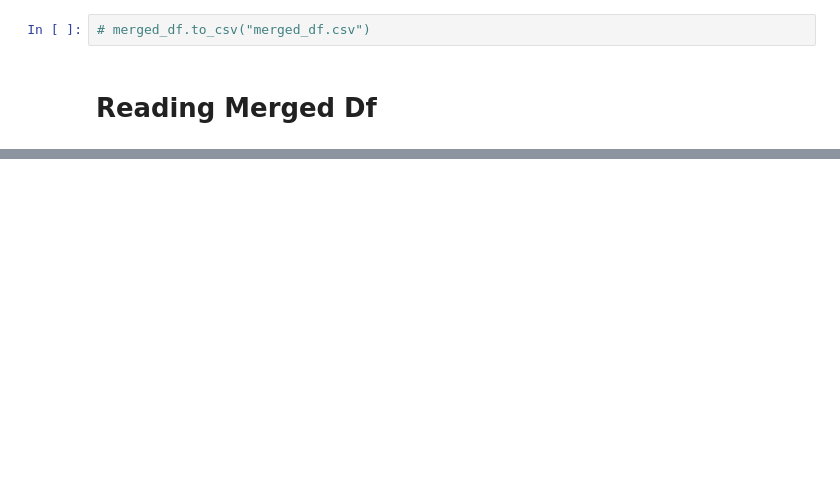
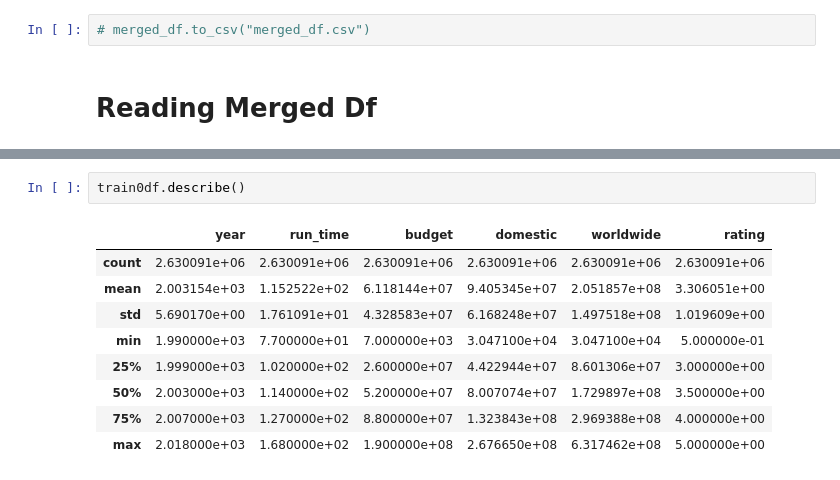
Before and after one commit to sansanity/CS4050-NB, a Jupyter notebook: INITIAL_DATA_CLEANING.ipynb, the cells around one changed output, grey strips where cells are left out. Drawn from its saved outputs; the diff is of its cells as text; blank space fills up the shorter version.

```diff
--- a/INITIAL_DATA_CLEANING.ipynb
+++ b/INITIAL_DATA_CLEANING.ipynb
@@ -299,0 +322,12 @@ merged_df.dropna()
+# %%
+train0df.describe()
+# %% [output]
+|  | year | run_time | budget | domestic | worldwide | rating |
+| count | 2.630091e+06 | 2.630091e+06 | 2.630091e+06 | 2.630091e+06 | 2.630091e+06 | 2.630091e+06 |
+| mean | 2.003154e+03 | 1.152522e+02 | 6.118144e+07 | 9.405345e+07 | 2.051857e+08 | 3.306051e+00 |
+| std | 5.690170e+00 | 1.761091e+01 | 4.328583e+07 | 6.168248e+07 | 1.497518e+08 | 1.019609e+00 |
+| min | 1.990000e+03 | 7.700000e+01 | 7.000000e+03 | 3.047100e+04 | 3.047100e+04 | 5.000000e-01 |
+| 25% | 1.999000e+03 | 1.020000e+02 | 2.600000e+07 | 4.422944e+07 | 8.601306e+07 | 3.000000e+00 |
+| 50% | 2.003000e+03 | 1.140000e+02 | 5.200000e+07 | 8.007074e+07 | 1.729897e+08 | 3.500000e+00 |
+| 75% | 2.007000e+03 | 1.270000e+02 | 8.800000e+07 | 1.323843e+08 | 2.969388e+08 | 4.000000e+00 |
+| max | 2.018000e+03 | 1.680000e+02 | 1.900000e+08 | 2.676650e+08 | 6.317462e+08 | 5.000000e+00 |
```
Also changed, not shown: parts of 11 cells of this notebook.
